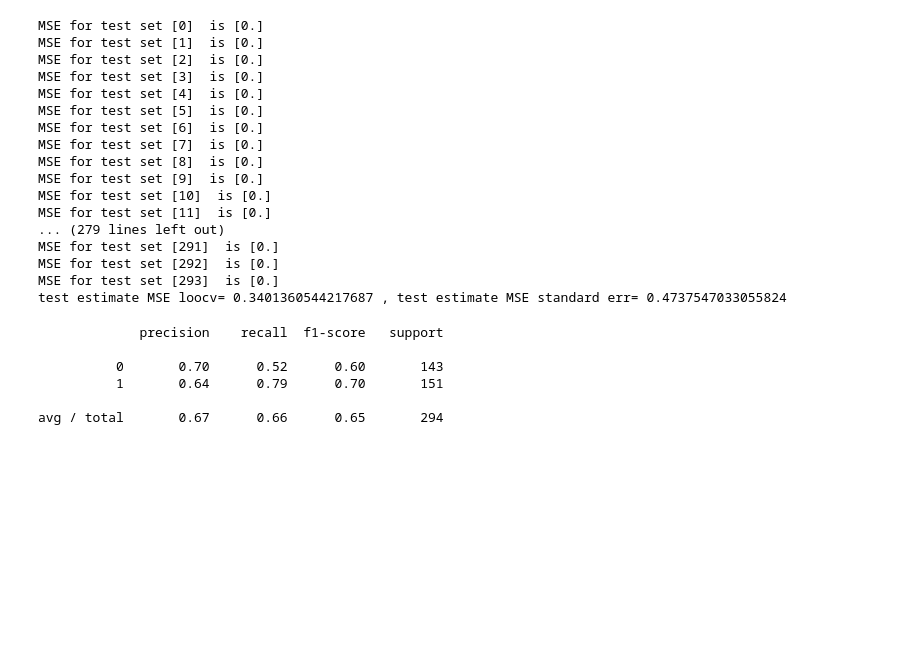
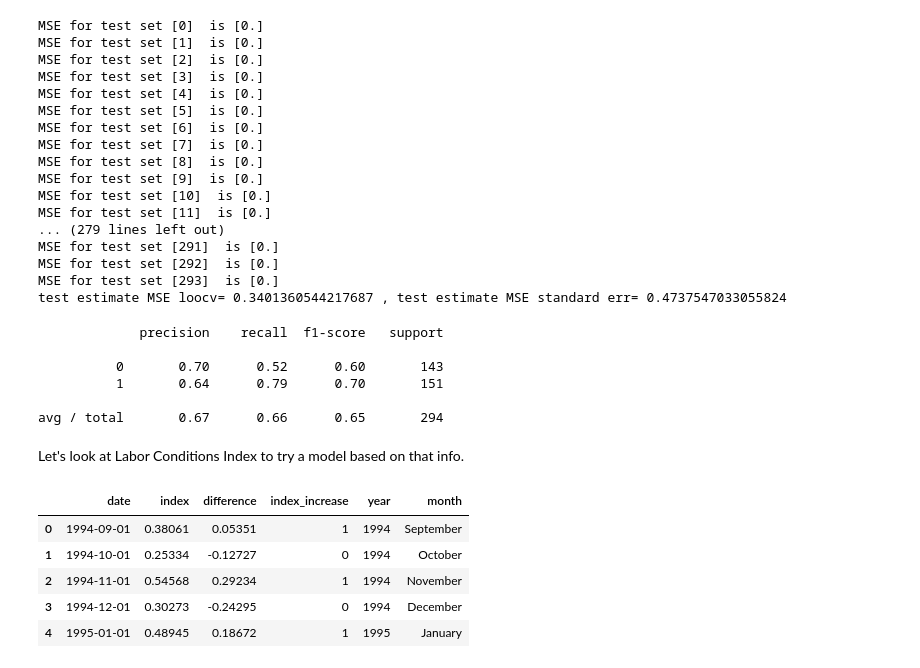
Before and after one commit to jgdenby/hawkwatchers, a Jupyter notebook: nltk_processing.ipynb, the cells around one changed output. Drawn from its saved outputs; the diff is of its cells as text; code cells hidden in the pictures; blank space fills up the shorter version.

```diff
--- a/nltk_processing.ipynb
+++ b/nltk_processing.ipynb
@@ -521,3 +663,16 @@ print(classification_report(yvals, np.asarray(y_pred_vals2)))
           1       0.64      0.79      0.70       151
 
 avg / total       0.67      0.66      0.65       294
+# %% [markdown]
+Let's look at Labor Conditions Index to try a model based on that info.
+# %%
+labor = pd.read_csv('Labor_Conditions_Index.csv', index_col=0)
+# %%
+labor.head()
+# %% [output]
+|  | date | index | difference | index_increase | year | month |
+| 0 | 1994-09-01 | 0.38061 | 0.05351 | 1 | 1994 | September |
+| 1 | 1994-10-01 | 0.25334 | -0.12727 | 0 | 1994 | October |
+| 2 | 1994-11-01 | 0.54568 | 0.29234 | 1 | 1994 | November |
+| 3 | 1994-12-01 | 0.30273 | -0.24295 | 0 | 1994 | December |
+| 4 | 1995-01-01 | 0.48945 | 0.18672 | 1 | 1995 | January |
```
Also changed, not shown: parts of 32 cells of this notebook, 1 other file.
